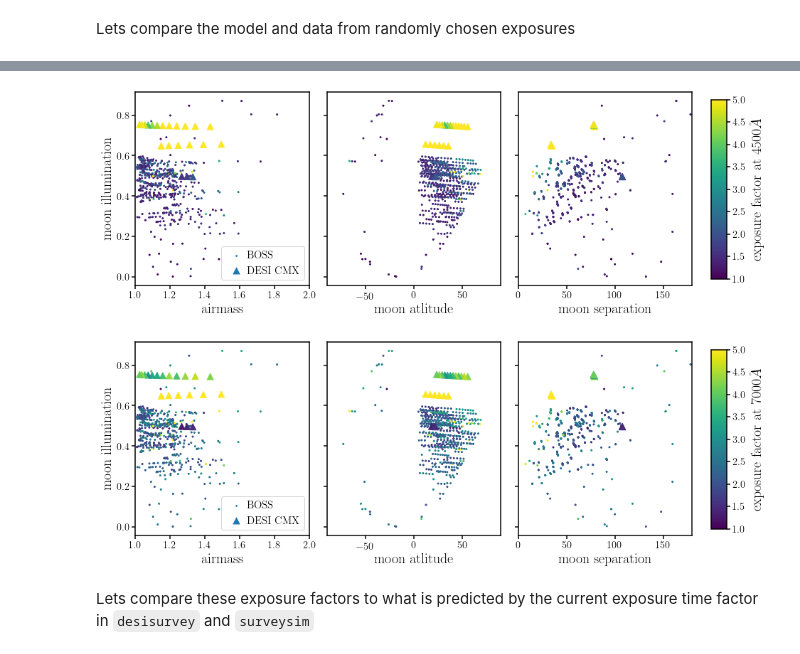
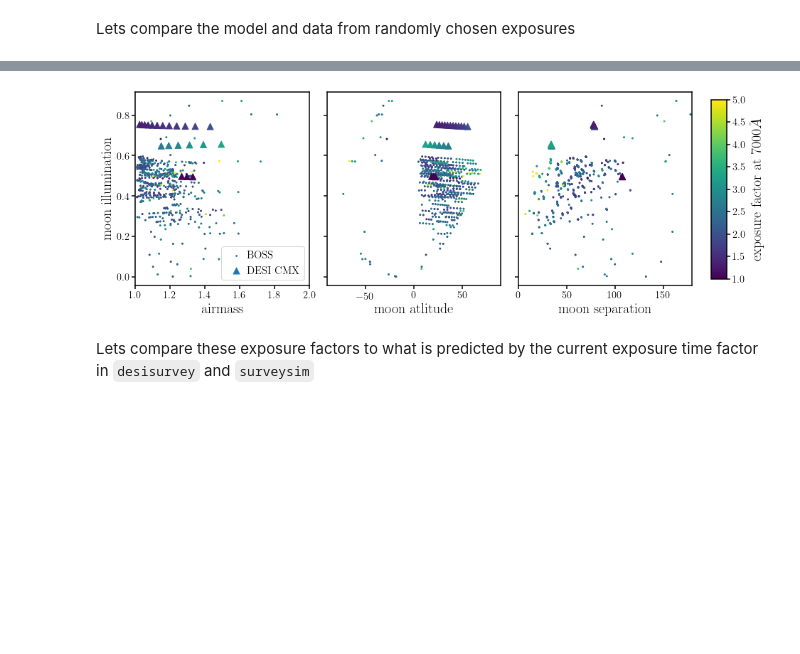
Before and after one commit to desi-bgs/feasiBGS, a Jupyter notebook: notebook/cmx/exposure_factor_refit.ipynb, the cells around one changed output, grey strips where cells are left out. Cells and saved outputs as stored; diff of their text form; code cells hidden in the pictures; blank space fills up the shorter version.

```diff
--- a/notebook/cmx/exposure_factor_refit.ipynb
+++ b/notebook/cmx/exposure_factor_refit.ipynb
@@ -196,7 +207,7 @@ sub.set_title('%i tile ID %i exp. ID %i\nairmass=%.2f, moon ill=%.2f, moon alt=%
 sub.set_xlabel("Wavelength [$\AA$]", fontsize=20)
 sub.set_xlim(3600, 9800)
 sub.set_ylabel('Sky Brightness [$10^{-17} erg/cm^{2}/s/\AA/arcsec^2$]', fontsize=20)
-sub.set_ylim(0., 40.)
+sub.set_ylim(0., 15.)
 sub.legend(loc='upper left', fontsize=20, handletextpad=0.2)
 # %% [output]
 <matplotlib.legend.Legend at 0x...>
@@ -213,7 +224,7 @@ for i, iexp in enumerate(np.random.choice(np.arange(len(cmx_skies['airmass'])),
                   (cmx_skies['airmass'][iexp], cmx_skies['moon_ill'][iexp],
                    cmx_skies['moon_alt'][iexp], cmx_skies['moon_sep'][iexp]), fontsize=15)
     sub.set_xlim(3600, 9800)
-    sub.set_ylim(0., 40.)
+    sub.set_ylim(0., 10.)
     sub.legend(loc='upper left', fontsize=20, handletextpad=0)
 sub.set_ylabel('Sky Brightness [$10^{-17} erg/cm^{2}/s/\AA/arcsec^2$]', fontsize=20)
 
@@ -227,7 +238,7 @@ for i, iexp in enumerate(np.random.choice(np.arange(len(boss_skies['airmass'])),
                    boss_skies['moon_alt'][iexp], boss_skies['moon_sep'][iexp]), fontsize=15)
     sub.legend(loc='upper left', fontsize=20, handletextpad=0)
     sub.set_xlim(3600, 9800)
-    sub.set_ylim(0., 40.)
+    sub.set_ylim(0., 10.)
 sub.set_xlabel("Wavelength [$\AA$]", fontsize=20)
 # %% [output]
 Text(0.5, 0, 'Wavelength [$\\AA$]')
@@ -251,8 +262,8 @@ def get_exposure_factor(wave, Isky, wavelength=4500., data_set='desi'):
         fexp = np.median(Isky_cont[wlim])/Isky_cont_dark_7000
     return fexp
 # %%
-fdesi4500 = os.path.join(dir_cmx, 'exp_factor.desi.4500.npy')
-fdesi7000 = os.path.join(dir_cmx, 'exp_factor.desi.7000.npy')
+fdesi4500 = os.path.join(dir_cmx, 'exp_factor.desi.4500.v1.npy')
+fdesi7000 = os.path.join(dir_cmx, 'exp_factor.desi.7000.v1.npy')
 
 if os.path.isfile(fdesi4500) and os.path.isfile(fdesi7000):
     desi_4500 = np.load(fdesi4500)
@@ -281,64 +292,35 @@ else:
     np.save(fboss4500, boss_4500)
     np.save(fboss7000, boss_7000)
 # %%
-fig = plt.figure(figsize=(15,5))
-sub = fig.add_subplot(131)
-sub.scatter(boss_skies['airmass'], boss_skies['moon_ill'], c=boss_4500, s=3, vmin=1., vmax=5., label='BOSS')
-sub.scatter(cmx_skies['airmass'], cmx_skies['moon_ill'], marker='^', c=desi_4500, s=80, vmin=1., vmax=5., label='DESI CMX')
-sub.legend(loc='lower right', frameon=True, handletextpad=0, fontsize=15)
-sub.set_xlabel('airmass', fontsize=20)
-sub.set_xlim(1., 2.)
-sub.set_ylabel('moon illumination', fontsize=20)
-
-sub = fig.add_subplot(132)
-sub.scatter(boss_skies['moon_alt'], boss_skies['moon_ill'], c=boss_4500, s=3, vmin=1., vmax=5.)
-sub.scatter(cmx_skies['moon_alt'], cmx_skies['moon_ill'], marker='^', s=80, c=desi_4500, vmin=1., vmax=5.)
-sub.set_xlabel('moon atlitude', fontsize=20)
-sub.set_xlim(-90., 90.)
-sub.set_yticklabels([])
-
-sub = fig.add_subplot(133)
-sct = sub.scatter(boss_skies['moon_sep'], boss_skies['moon_ill'], c=boss_4500, s=3, vmin=1., vmax=5.)
-sub.scatter(cmx_skies['moon_sep'], cmx_skies['moon_ill'], marker='^', c=desi_4500, s=80, vmin=1., vmax=5.)
-sub.set_xlabel('moon separation', fontsize=20)
-sub.set_xlim(0., 180.)
-sub.set_yticklabels([])
-
-fig.subplots_adjust(wspace=0.1, hspace=0.1, right=0.85)
-cbar_ax = fig.add_axes([0.875, 0.15, 0.02, 0.7])
-cbar = fig.colorbar(sct, cax=cbar_ax)
-cbar.set_label(label='exposure factor at $4500\AA$', fontsize=20)
-
 fig = plt.figure(figsize=(15,5))
 sub = fig.add_subplot(131)
 sub.scatter(boss_skies['airmass'], boss_skies['moon_ill'], c=boss_7000, s=3, vmin=1., vmax=5., label='BOSS')
 sub.scatter(cmx_skies['airmass'], cmx_skies['moon_ill'], marker='^', c=desi_7000, s=80, vmin=1., vmax=5., label='DESI CMX')
 sub.legend(loc='lower right', frameon=True, handletextpad=0, fontsize=15)
 sub.set_xlabel('airmass', fontsize=20)
 sub.set_xlim(1., 2.)
 sub.set_ylabel('moon illumination', fontsize=20)
 
 sub = fig.add_subplot(132)
 sub.scatter(boss_skies['moon_alt'], boss_skies['moon_ill'], c=boss_7000, s=3, vmin=1., vmax=5.)
 sub.scatter(cmx_skies['moon_alt'], cmx_skies['moon_ill'], marker='^', c=desi_7000, s=80, vmin=1., vmax=5.)
 sub.set_xlabel('moon atlitude', fontsize=20)
 sub.set_xlim(-90., 90.)
 sub.set_yticklabels([])
 
 sub = fig.add_subplot(133)
 sct = sub.scatter(boss_skies['moon_sep'], boss_skies['moon_ill'], c=boss_7000, s=3, vmin=1., vmax=5.)
 sub.scatter(cmx_skies['moon_sep'], cmx_skies['moon_ill'], marker='^', c=desi_7000, s=80, vmin=1., vmax=5.)
 sub.set_xlabel('moon separation', fontsize=20)
 sub.set_xlim(0., 180.)
 sub.set_yticklabels([])
 
 fig.subplots_adjust(wspace=0.1, hspace=0.1, right=0.85)
 cbar_ax = fig.add_axes([0.875, 0.15, 0.02, 0.7])
 cbar = fig.colorbar(sct, cax=cbar_ax)
 cbar.set_label(label='exposure factor at $7000\AA$', fontsize=20)
 # %% [output]
-[figure, old version]
+[figure, new version]
-[figure, removed]
 # %% [markdown]
 Lets compare these exposure factors to what is predicted by the current exposure time factor in `desisurvey` and `surveysim`
 # %%
```
Also changed, not shown: parts of 37 cells of this notebook.
